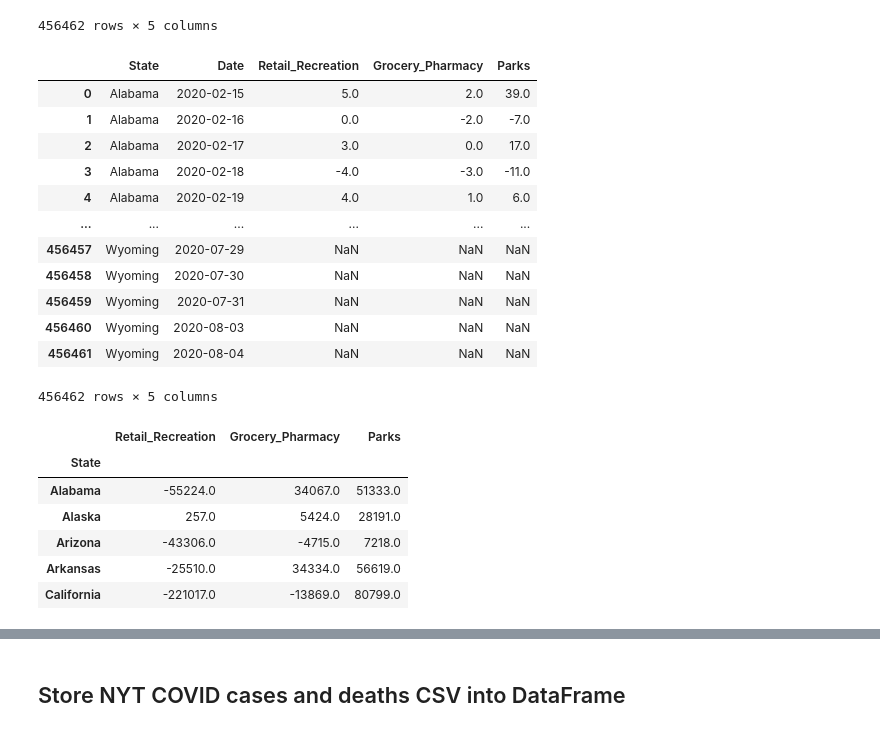
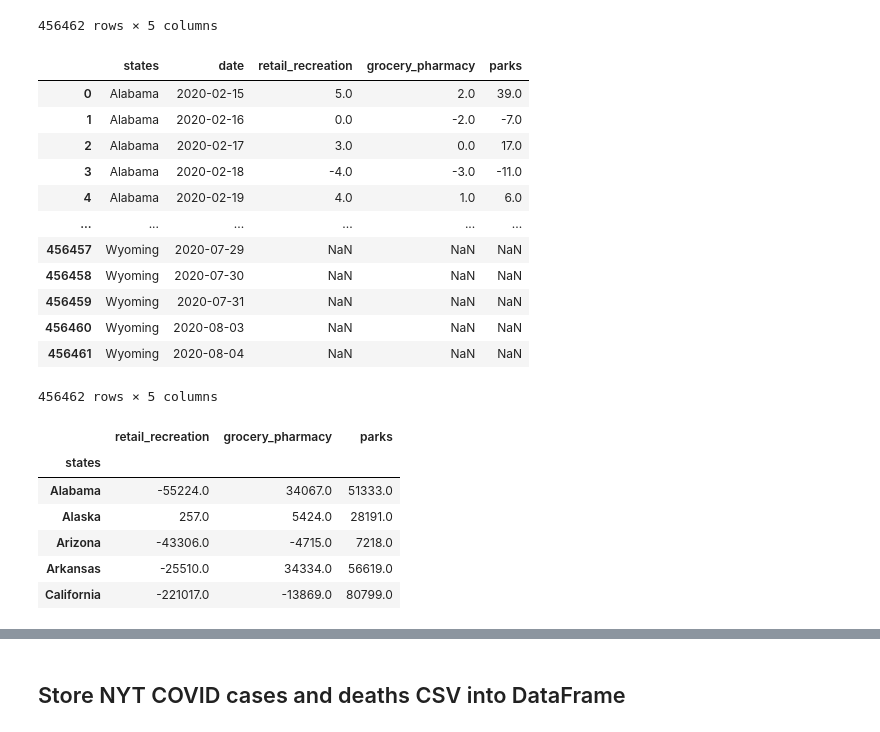
Before and after one commit to LisaHarrison08/ETL-Project-G4, a Jupyter notebook: Google & COVID Data.ipynb, the cells around one changed output, grey strips where cells are left out. Saved outputs shown, nothing was run; the diff lists cells and outputs as text; code cells hidden in the pictures.

```diff
--- a/Google & COVID Data.ipynb
+++ b/Google & COVID Data.ipynb
@@ -45,11 +45,11 @@ google_df
 | 456461 | Wyoming | 2020-08-04 | NaN | NaN | NaN |
 456462 rows × 5 columns
 # %%
-google_us = google_df.rename(columns = {"State":'State', "date":'Date', "retail_and_recreation":'Retail_Recreation',
-                            "grocery_and_pharmacy":'Grocery_Pharmacy', "parks":'Parks'})
+google_us = google_df.rename(columns = {"State":'states', "date":'date', "retail_and_recreation":'retail_recreation',
+                            "grocery_and_pharmacy":'grocery_pharmacy', "parks":'parks'})
 google_us
 # %% [output]
-|  | State | Date | Retail_Recreation | Grocery_Pharmacy | Parks |
+|  | states | date | retail_recreation | grocery_pharmacy | parks |
 | 0 | Alabama | 2020-02-15 | 5.0 | 2.0 | 39.0 |
 | 1 | Alabama | 2020-02-16 | 0.0 | -2.0 | -7.0 |
 | 2 | Alabama | 2020-02-17 | 3.0 | 0.0 | 17.0 |
@@ -63,11 +63,11 @@ google_us
 | 456461 | Wyoming | 2020-08-04 | NaN | NaN | NaN |
 456462 rows × 5 columns
 # %%
-grouped_google_df = pd.DataFrame(google_us.groupby("State").sum())
+grouped_google_df = pd.DataFrame(google_us.groupby("states").sum())
 grouped_google_df.head()
 # %% [output]
-|  | Retail_Recreation | Grocery_Pharmacy | Parks |
-| State |  |  |  |
+|  | retail_recreation | grocery_pharmacy | parks |
+| states |  |  |  |
 | Alabama | -55224.0 | 34067.0 | 51333.0 |
 | Alaska | 257.0 | 5424.0 | 28191.0 |
 | Arizona | -43306.0 | -4715.0 | 7218.0 |
```
Also changed, not shown: parts of 30 cells of this notebook, 1 other file.
